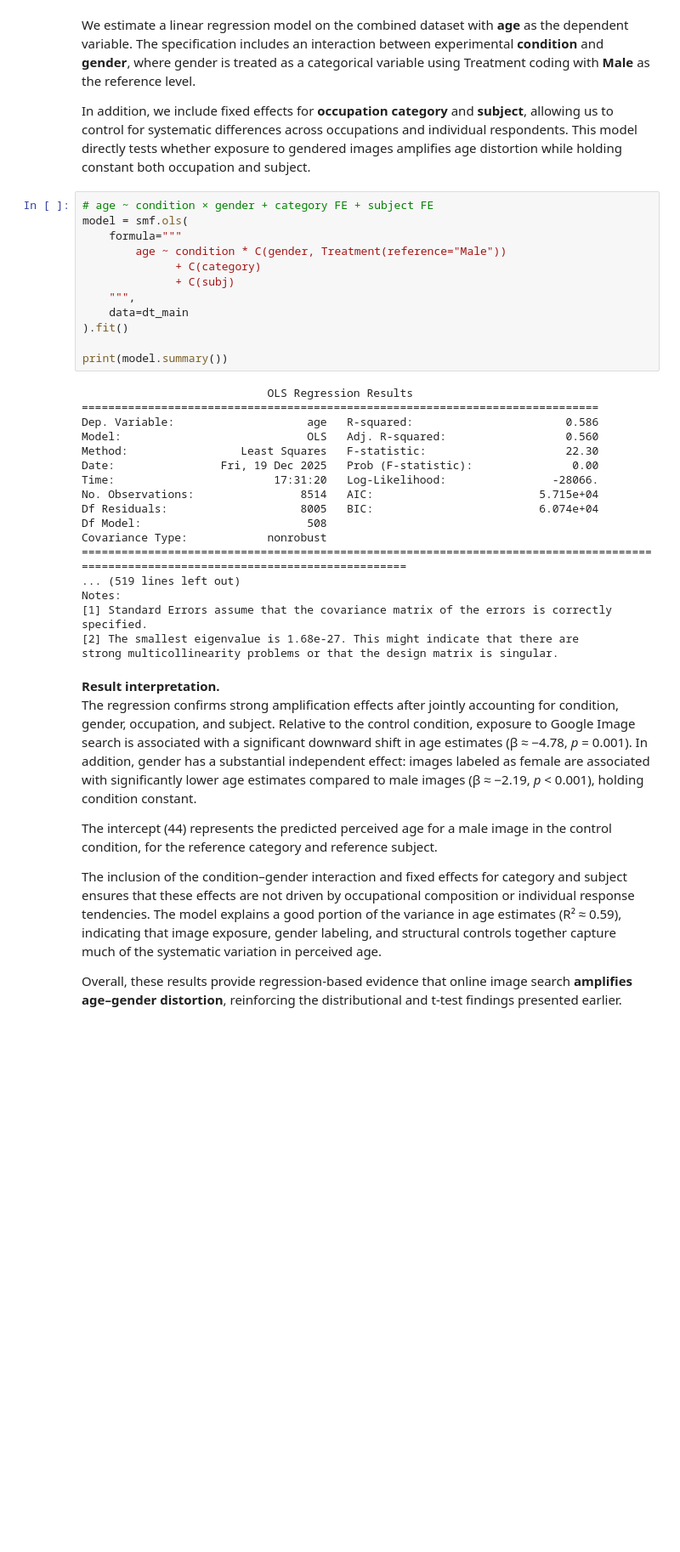
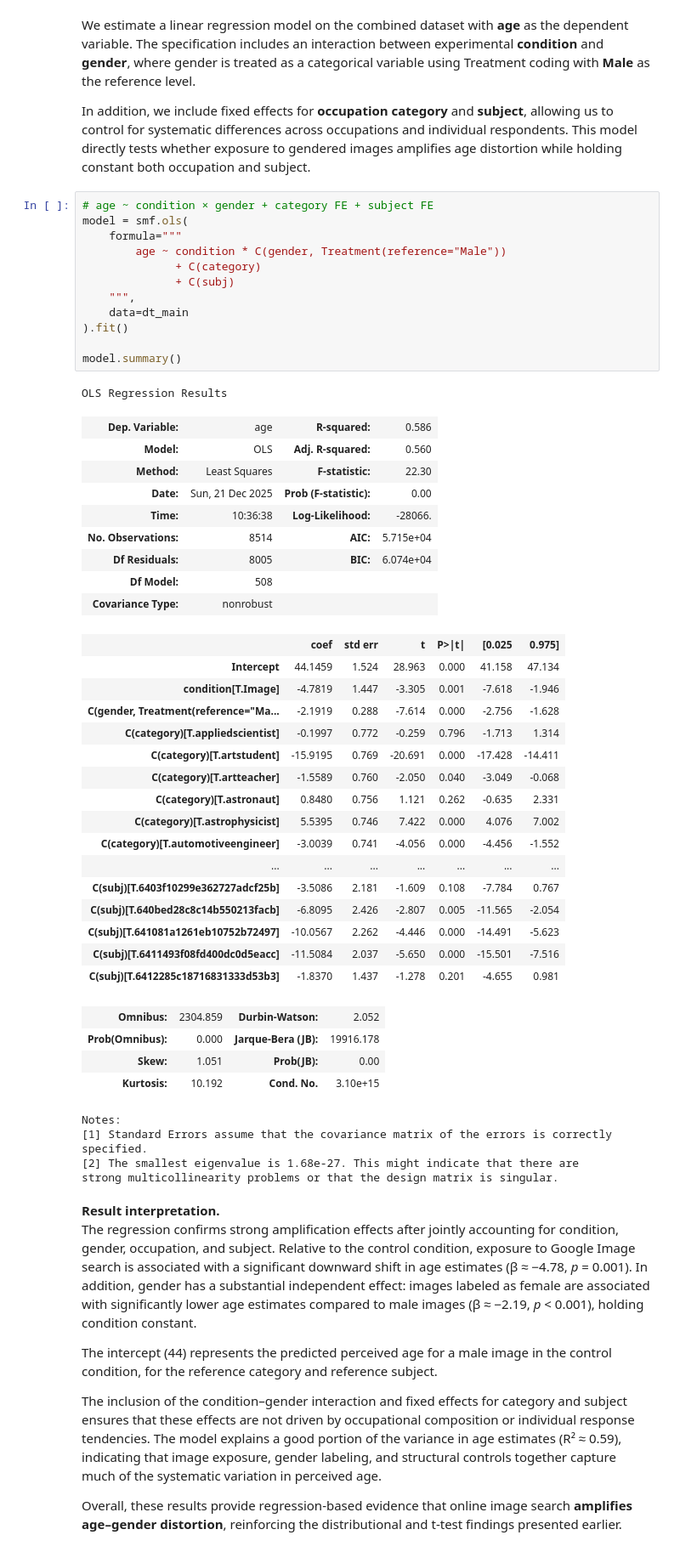
Before and after one commit to tasosger/machine_learning_aueb, a Jupyter notebook: ex2/age_gender_distortion_analysis.ipynb, the cells around one changed output. Shown at 85% size. Drawn from its saved outputs; the diff is of its cells as text; blank space fills up the shorter version.

```diff
--- a/ex2/age_gender_distortion_analysis.ipynb
+++ b/ex2/age_gender_distortion_analysis.ipynb
@@ -1021,33 +1021,50 @@ In addition, we include fixed effects for **occupation category** and **subject*
 # %%
 # age ~ condition × gender + category FE + subject FE
 model = smf.ols(
     formula="""
         age ~ condition * C(gender, Treatment(reference="Male"))
               + C(category)
               + C(subj)
     """,
     data=dt_main
 ).fit()
 
-print(model.summary())
+model.summary()
 # %% [output]
-                            OLS Regression Results
-==============================================================================
-Dep. Variable:                    age   R-squared:                       0.586
-Model:                            OLS   Adj. R-squared:                  0.560
-Method:                 Least Squares   F-statistic:                     22.30
-Date:                Fri, 19 Dec 2025   Prob (F-statistic):               0.00
-Time:                        17:31:20   Log-Likelihood:                -28066.
-No. Observations:                8514   AIC:                         5.715e+04
-Df Residuals:                    8005   BIC:                         6.074e+04
-Df Model:                         508
-Covariance Type:            nonrobust
-=======================================================================================================================================
-... (519 lines left out)
-Notes:
-[1] Standard Errors assume that the covariance matrix of the errors is correctly specified.
-[2] The smallest eigenvalue is 1.68e-27. This might indicate that there are
-strong multicollinearity problems or that the design matrix is singular.
+OLS Regression Results
+| Dep. Variable: | age | R-squared: | 0.586 |
+| Model: | OLS | Adj. R-squared: | 0.560 |
+| Method: | Least Squares | F-statistic: | 22.30 |
+| Date: | Sun, 21 Dec 2025 | Prob (F-statistic): | 0.00 |
+| Time: | 10:36:38 | Log-Likelihood: | -28066. |
+| No. Observations: | 8514 | AIC: | 5.715e+04 |
+| Df Residuals: | 8005 | BIC: | 6.074e+04 |
+| Df Model: | 508 |  |  |
+| Covariance Type: | nonrobust |  |  |
+|  | coef | std err | t | P>|t| | [0.025 | 0.975] |
+| Intercept | 44.1459 | 1.524 | 28.963 | 0.000 | 41.158 | 47.134 |
+| condition[T.Image] | -4.7819 | 1.447 | -3.305 | 0.001 | -7.618 | -1.946 |
+| C(gender, Treatment(reference="Ma... | -2.1919 | 0.288 | -7.614 | 0.000 | -2.756 | -1.628 |
+| C(category)[T.appliedscientist] | -0.1997 | 0.772 | -0.259 | 0.796 | -1.713 | 1.314 |
+| C(category)[T.artstudent] | -15.9195 | 0.769 | -20.691 | 0.000 | -17.428 | -14.411 |
+| C(category)[T.artteacher] | -1.5589 | 0.760 | -2.050 | 0.040 | -3.049 | -0.068 |
+| C(category)[T.astronaut] | 0.8480 | 0.756 | 1.121 | 0.262 | -0.635 | 2.331 |
+| C(category)[T.astrophysicist] | 5.5395 | 0.746 | 7.422 | 0.000 | 4.076 | 7.002 |
+| C(category)[T.automotiveengineer] | -3.0039 | 0.741 | -4.056 | 0.000 | -4.456 | -1.552 |
+| ... | ... | ... | ... | ... | ... | ... |
+| C(subj)[T.6403f10299e362727adcf25b] | -3.5086 | 2.181 | -1.609 | 0.108 | -7.784 | 0.767 |
+| C(subj)[T.640bed28c8c14b550213facb] | -6.8095 | 2.426 | -2.807 | 0.005 | -11.565 | -2.054 |
+| C(subj)[T.641081a1261eb10752b72497] | -10.0567 | 2.262 | -4.446 | 0.000 | -14.491 | -5.623 |
+| C(subj)[T.6411493f08fd400dc0d5eacc] | -11.5084 | 2.037 | -5.650 | 0.000 | -15.501 | -7.516 |
+| C(subj)[T.6412285c18716831333d53b3] | -1.8370 | 1.437 | -1.278 | 0.201 | -4.655 | 0.981 |
+| Omnibus: | 2304.859 | Durbin-Watson: | 2.052 |
+| Prob(Omnibus): | 0.000 | Jarque-Bera (JB): | 19916.178 |
+| Skew: | 1.051 | Prob(JB): | 0.00 |
+| Kurtosis: | 10.192 | Cond. No. | 3.10e+15 |
+Notes:
+[1] Standard Errors assume that the covariance matrix of the errors is correctly specified.
+[2] The smallest eigenvalue is 1.68e-27. This might indicate that there are
+strong multicollinearity problems or that the design matrix is singular.
 # %% [markdown]
 **Result interpretation.**
 The regression confirms strong amplification effects after jointly accounting for condition, gender, occupation, and subject. Relative to the control condition, exposure to Google Image search is associated with a significant downward shift in age estimates (β ≈ −4.78, *p* = 0.001). In addition, gender has a substantial independent effect: images labeled as female are associated with significantly lower age estimates compared to male images (β ≈ −2.19, *p* < 0.001), holding condition constant.
```
Also changed, not shown: parts of 2 cells of this notebook.
